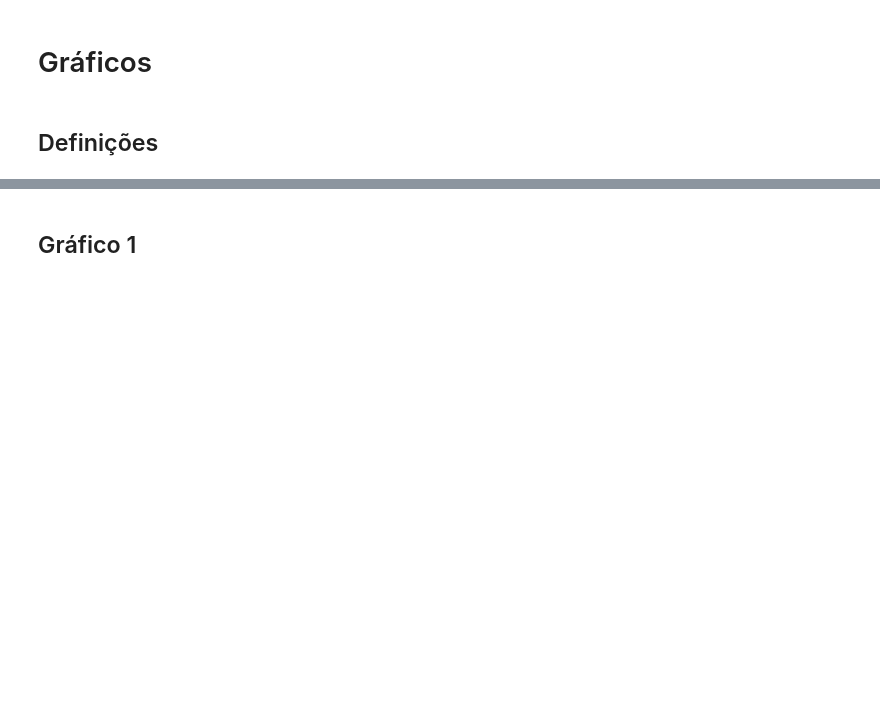
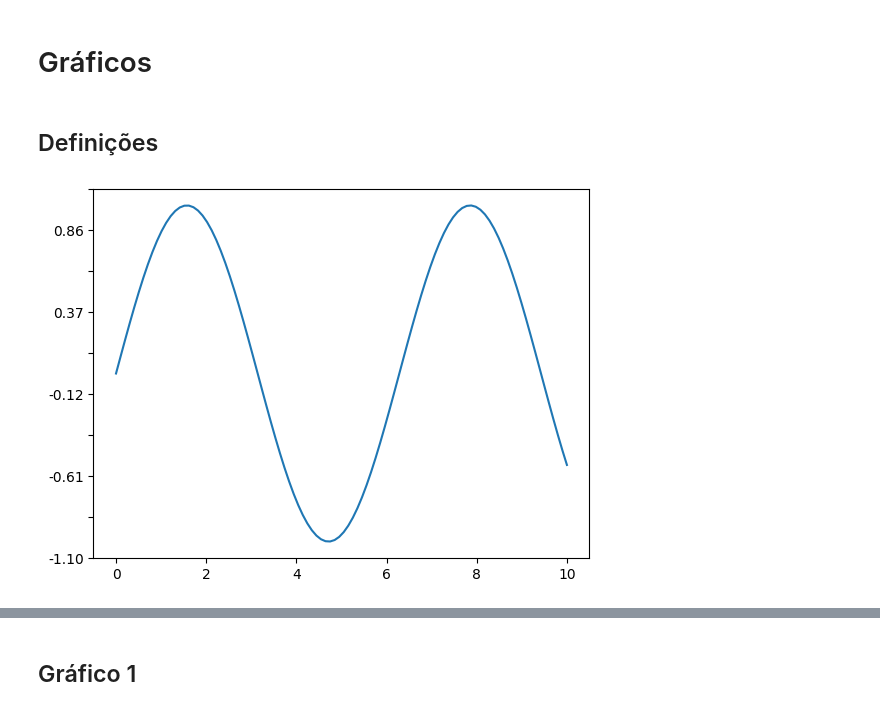
Before and after one commit to carloszan/covid, a Jupyter notebook: analises/7.graficos/graficos.ipynb, the cells around one changed output, grey strips where cells are left out. Saved outputs shown, nothing was run; the diff lists cells and outputs as text; code cells hidden in the pictures; blank space fills up the shorter version.

```diff
--- a/analises/7.graficos/graficos.ipynb
+++ b/analises/7.graficos/graficos.ipynb
@@ -139,6 +139,28 @@ df['porte_municipio'] = df['populacao_tcu_2019'].apply(adicionar_porte_municipio
 # Gráficos
 # %% [markdown]
 ## Definições
+# %%
+import matplotlib.pyplot as plt
+import numpy as np
+
+# Sample data
+x = np.linspace(0, 10, 100)
+y = np.sin(x)
+
+fig, ax = plt.subplots()
+ax.plot(x, y)
+
+# Set 10 ticks on the y-axis
+ticks = np.linspace(ax.get_ylim()[0], ax.get_ylim()[1], 10)
+ax.set_yticks(ticks)
+
+# Create labels for every other tick (or however you want), leave others blank
+labels = [f'{tick:.2f}' if i % 2 == 0 else '' for i, tick in enumerate(ticks)]
+ax.set_yticklabels(labels)
+
+plt.show()
+# %% [output]
+[figure, added]
 # %%
 import seaborn as sns
 import matplotlib.pyplot as plt
```
Also changed, not shown: parts of 3 cells of this notebook.
